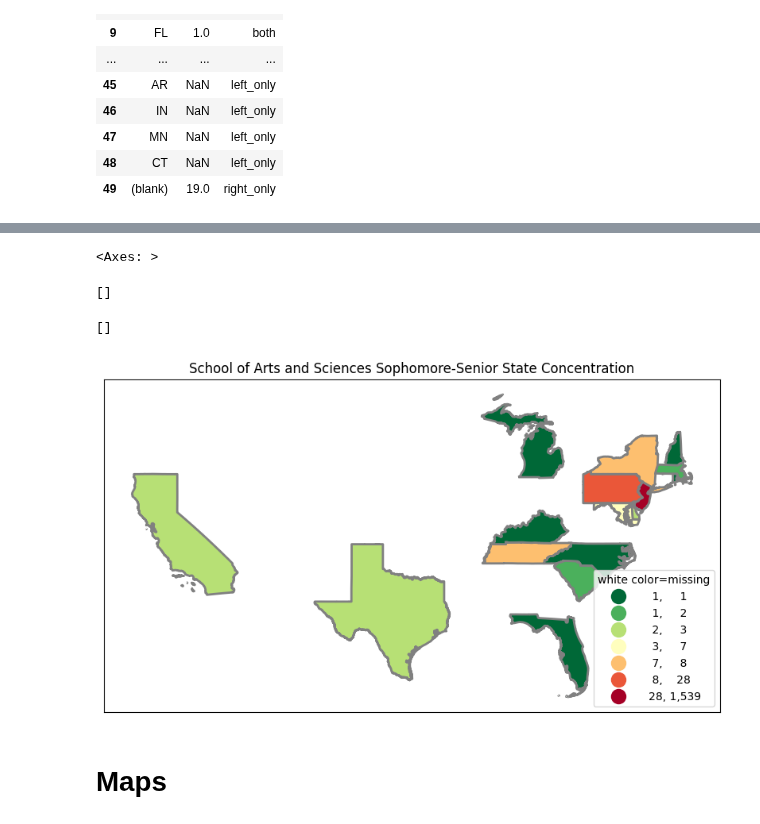
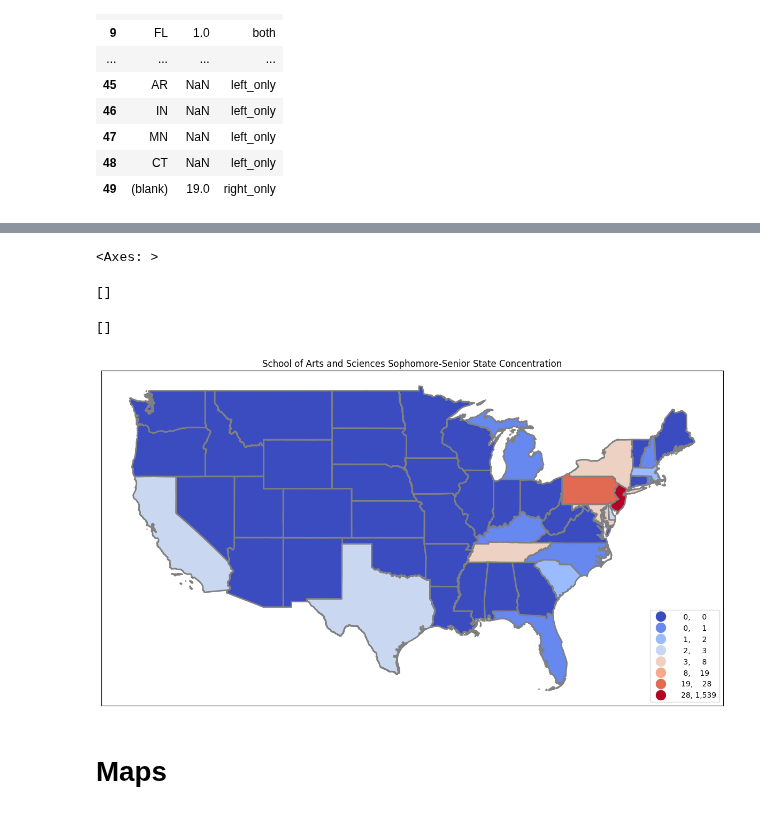
Before and after one commit to ewattudo/gis, a Jupyter notebook: PS1.ipynb, the cells around one changed output, grey strips where cells are left out. Cells and saved outputs as stored; diff of their text form; code cells hidden in the pictures.

```diff
--- a/PS1.ipynb
+++ b/PS1.ipynb
@@ -118,3 +118,6 @@ USUGMAP[['STATE','Total','_merge']]#looks good, we don't have UGs for each state
 | 47 | MN | NaN | left_only |
 | 48 | CT | NaN | left_only |
 | 49 | (blank) | 19.0 | right_only |
+# %%
+USUGMAP['Total'] = USUGMAP['Total'].fillna(0)
+USUGMAP[['STATE','Total','_merge']]
@@ -123,18 +168,17 @@ USUGMAP2 = pd.merge(lower, UGS, on='STATE',how='inner',indicator=False)
 # %%
-fig, ax = plt.subplots(1, figsize=(10,20))
-USUGMAP2.plot(ax=ax,column='Total',legend=True,cmap='RdYlGn_r',
+fig, ax = plt.subplots(1, figsize=(15,50))
+USUGMAP.plot(ax=ax,column='Total',legend=True,cmap='coolwarm',
           scheme='natural_breaks',k=8, edgecolor='grey',linewidth=2,
           legend_kwds= {"fmt": "{:,.0f}",'loc':'lower right','markerscale':1.4})
 leg1 = ax.get_legend()
-leg1.set_title('''white color=missing''')
 ax.title.set_text("School of Arts and Sciences Sophomore-Senior State Concentration")
 ax.set_xticks([]) #kills xticks
 ax.set_yticks([]) #kills xticks
 # %% [output]
 <Axes: >
 []
 []
-[figure, old version]
+[figure, new version]
 # %% [markdown]
 # Maps
 # %% [markdown]
```
Also changed, not shown: parts of 3 cells of this notebook.
